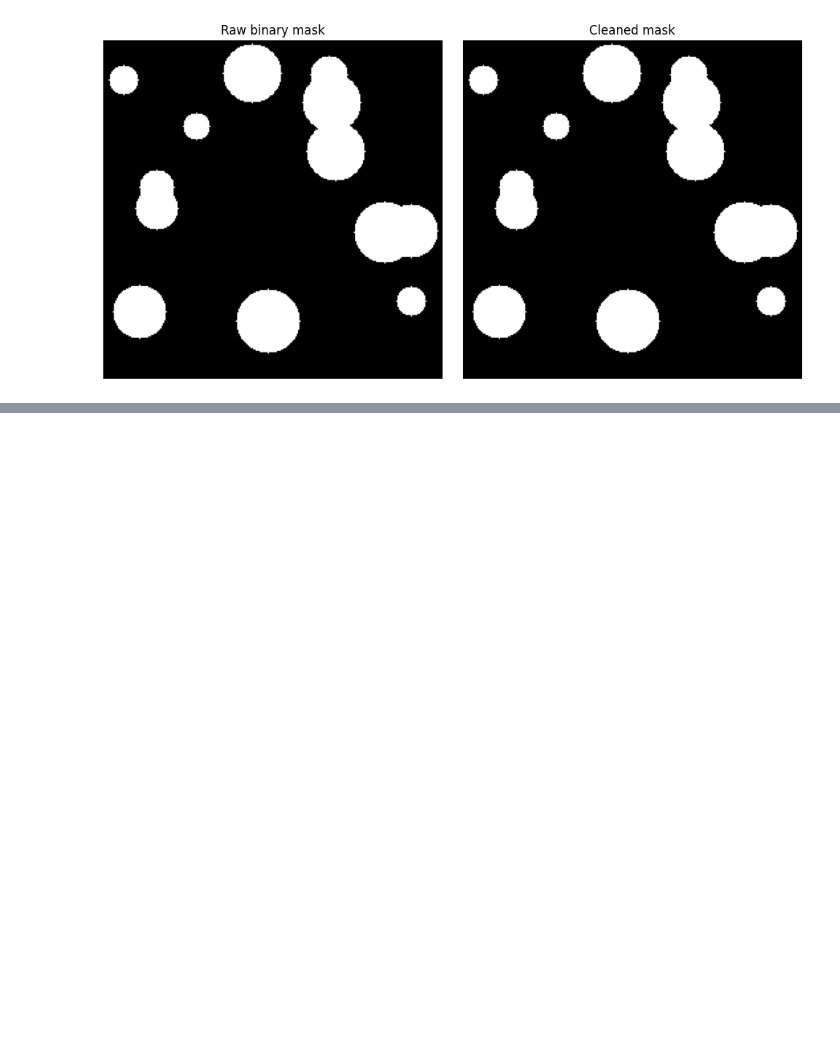
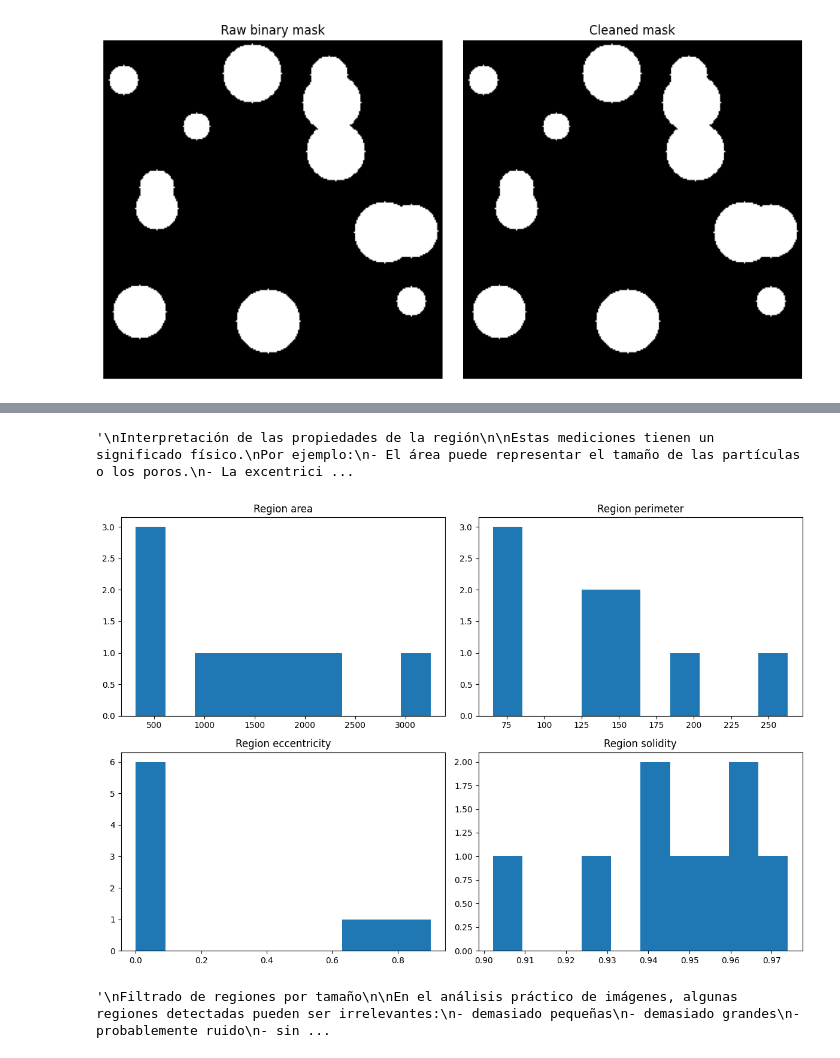
Before and after one commit to peterzm/ai-imaging-portfolio, a Jupyter notebook: 03_computer_vision/notebooks/08_region_based_analysis_intro.ipynb, the cells around one changed output, grey strips where cells are left out. Saved outputs shown, nothing was run; the diff lists cells and outputs as text; code cells hidden in the pictures; blank space fills up the shorter version.

```diff
--- a/03_computer_vision/notebooks/08_region_based_analysis_intro.ipynb
+++ b/03_computer_vision/notebooks/08_region_based_analysis_intro.ipynb
@@ -175,0 +210,3 @@ show_images(
+# %%
+df_regions = regionprops_table_df(labeled_regions, intensity_image=synthetic_image)
+df_regions.head()
@@ -175,0 +220,46 @@ show_images(
+# %%
+"""
+Interpretación de las propiedades de la región
+
+Estas mediciones tienen un significado físico.
+Por ejemplo:
+- El área puede representar el tamaño de las partículas o los poros.
+- La excentricidad puede indicar el alargamiento.
+- La solidez puede reflejar la compacidad.
+- La intensidad media puede estar relacionada con el contraste de fase o la densidad.
+"""
+# %% [output]
+'\nInterpretación de las propiedades de la región\n\nEstas mediciones tienen un significado físico.\nPor ejemplo:\n- El área puede representar el tamaño de las partículas o los poros.\n- La excentrici ...
+# %%
+fig, axes = plt.subplots(2, 2, figsize=(12, 8))
+
+axes[0, 0].hist(df_regions["area"], bins=10)
+axes[0, 0].set_title("Region area")
+
+axes[0, 1].hist(df_regions["perimeter"], bins=10)
+axes[0, 1].set_title("Region perimeter")
+
+axes[1, 0].hist(df_regions["eccentricity"], bins=10)
+axes[1, 0].set_title("Region eccentricity")
+
+axes[1, 1].hist(df_regions["solidity"], bins=10)
+axes[1, 1].set_title("Region solidity")
+
+plt.tight_layout()
+plt.savefig("../figures/figures_region_based/region_properties_histograms.png", dpi=300, bbox_inches="tight")
+plt.show()
+# %% [output]
+[figure, added]
+# %%
+"""
+Filtrado de regiones por tamaño
+
+En el análisis práctico de imágenes, algunas regiones detectadas pueden ser irrelevantes:
+- demasiado pequeñas
+- demasiado grandes
+- probablemente ruido
+- sin significado físico
+Podemos filtrar las regiones etiquetadas según sus propiedades.
+"""
+# %% [output]
+'\nFiltrado de regiones por tamaño\n\nEn el análisis práctico de imágenes, algunas regiones detectadas pueden ser irrelevantes:\n- demasiado pequeñas\n- demasiado grandes\n- probablemente ruido\n- sin ...
```
Also changed, not shown: parts of 7 cells of this notebook, 4 other files.
